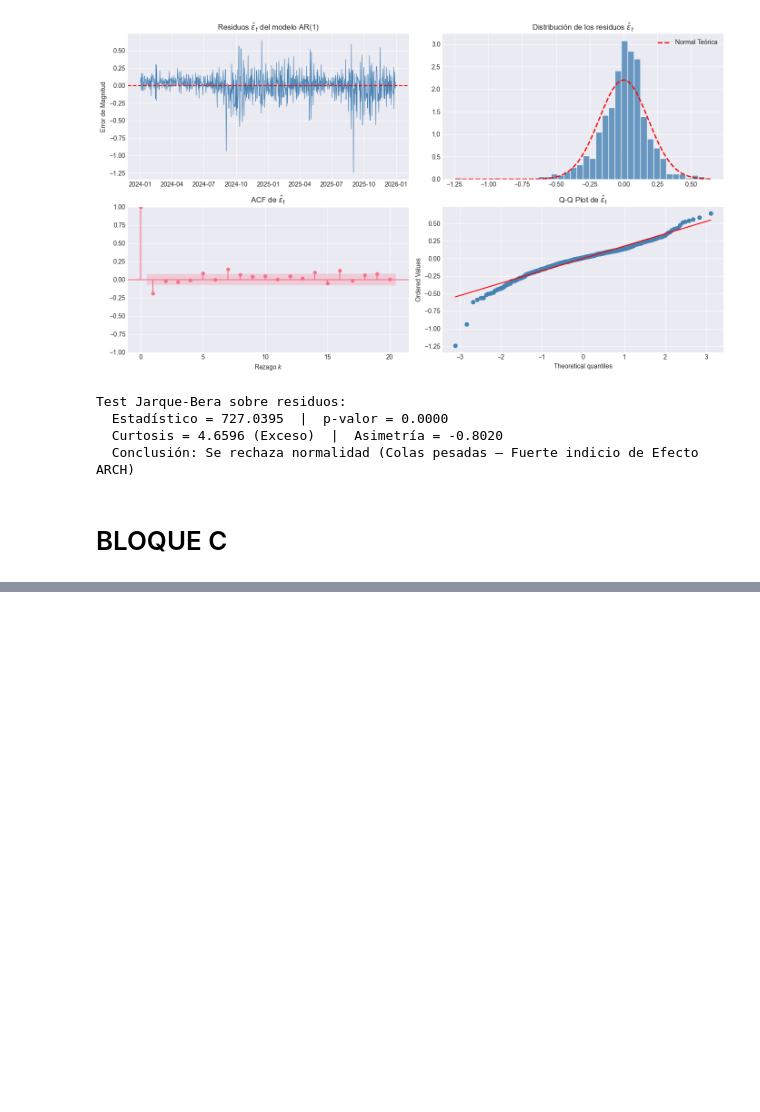
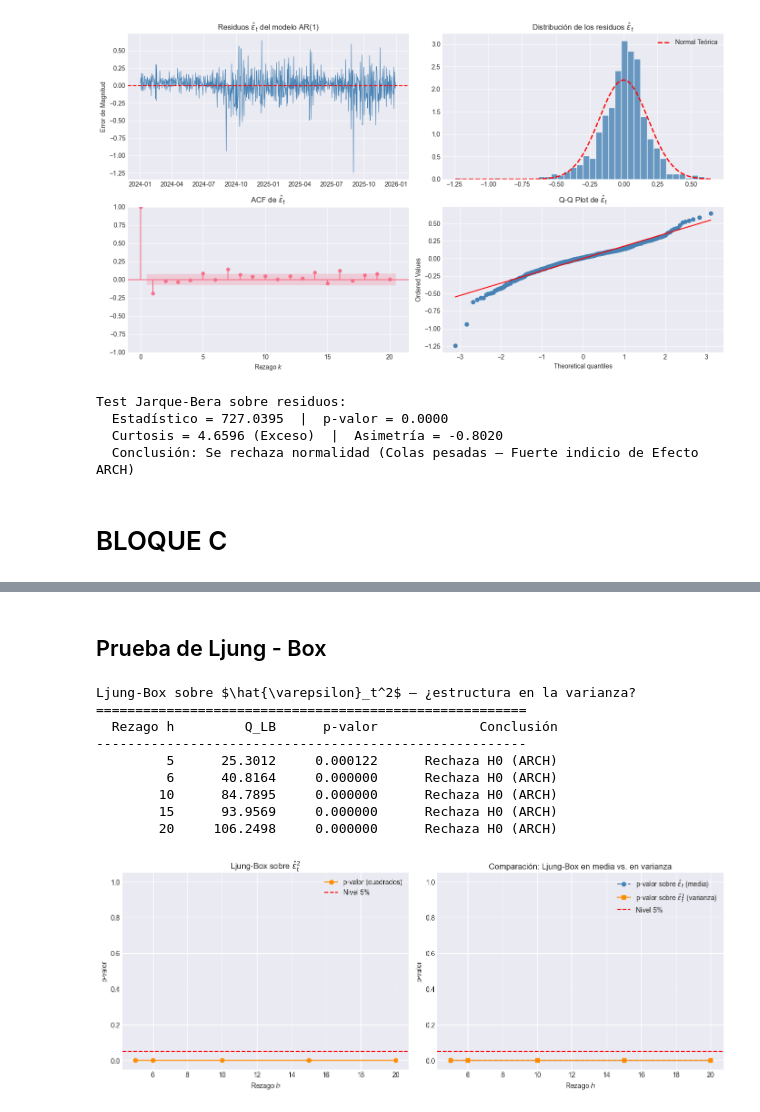
Before and after one commit to vanessalugo04/proyecto_series_tiempo, a Jupyter notebook: principal.ipynb, the cells around one changed output, grey strips where cells are left out. Drawn from its saved outputs; the diff is of its cells as text; code cells hidden in the pictures; blank space fills up the shorter version.

```diff
--- a/principal.ipynb
+++ b/principal.ipynb
@@ -1028,0 +1073,52 @@ Test Jarque-Bera sobre residuos:
+# %% [markdown]
+## Prueba de Ljung - Box
+# %%
+lb_u2 = acorr_ljungbox(resid2, lags=lags_lb, return_df=True)
+
+print("Ljung-Box sobre $\\hat{\\varepsilon}_t^2$ — ¿estructura en la varianza?")
+print("=" * 55)
+print(f"{'Rezago h':>10} {'Q_LB':>12} {'p-valor':>12} {'Conclusión':>22}")
+print("-" * 55)
+for _, row in lb_u2.iterrows():
+    q = float(row['lb_stat'])
+    p = float(row['lb_pvalue'])
+    c = 'Rechaza H0 (ARCH)' if p < 0.05 else 'No rechaza H0'
+    print(f"{int(row.name):>10} {q:>12.4f} {p:>12.6f} {c:>22}")
+
+fig, axes = plt.subplots(1, 2, figsize=(13, 5))
+
+axes[0].plot(lb_u2.index, lb_u2['lb_pvalue'].astype(float),
+             'o-', color='darkorange', label='p-valor (cuadrados)')
+axes[0].axhline(0.05, color='red', linestyle='--', label='Nivel 5%')
+axes[0].set_xlabel('Rezago $h$')
+axes[0].set_ylabel('p-valor')
+axes[0].set_title('Ljung-Box sobre $\\hat{\\varepsilon}_t^2$')
+axes[0].set_ylim([-0.05, 1.05])
+axes[0].legend()
+
+# Comparación: p-valores sobre ε̂_t vs ε̂_t²
+lb_u_orig = acorr_ljungbox(residuos, lags=lags_lb, return_df=True)
+axes[1].plot(lb_u_orig.index, lb_u_orig['lb_pvalue'].astype(float),
+             'o--', color='steelblue', label='p-valor sobre $\\hat{\\varepsilon}_t$ (media)')
+axes[1].plot(lb_u2.index, lb_u2['lb_pvalue'].astype(float),
+             's-', color='darkorange', label='p-valor sobre $\\hat{\\varepsilon}_t^2$ (varianza)')
+axes[1].axhline(0.05, color='red', linestyle='--', label='Nivel 5%')
+axes[1].set_xlabel('Rezago $h$')
+axes[1].set_ylabel('p-valor')
+axes[1].set_title('Comparación: Ljung-Box en media vs. en varianza')
+axes[1].set_ylim([-0.05, 1.05])
+axes[1].legend()
+
+plt.tight_layout()
+plt.show()
+# %% [output]
+Ljung-Box sobre $\hat{\varepsilon}_t^2$ — ¿estructura en la varianza?
+=======================================================
+  Rezago h         Q_LB      p-valor             Conclusión
+-------------------------------------------------------
+         5      25.3012     0.000122      Rechaza H0 (ARCH)
+         6      40.8164     0.000000      Rechaza H0 (ARCH)
+        10      84.7895     0.000000      Rechaza H0 (ARCH)
+        15      93.9569     0.000000      Rechaza H0 (ARCH)
+        20     106.2498     0.000000      Rechaza H0 (ARCH)
+[figure, added]
```
Also changed, not shown: parts of 4 cells of this notebook.
